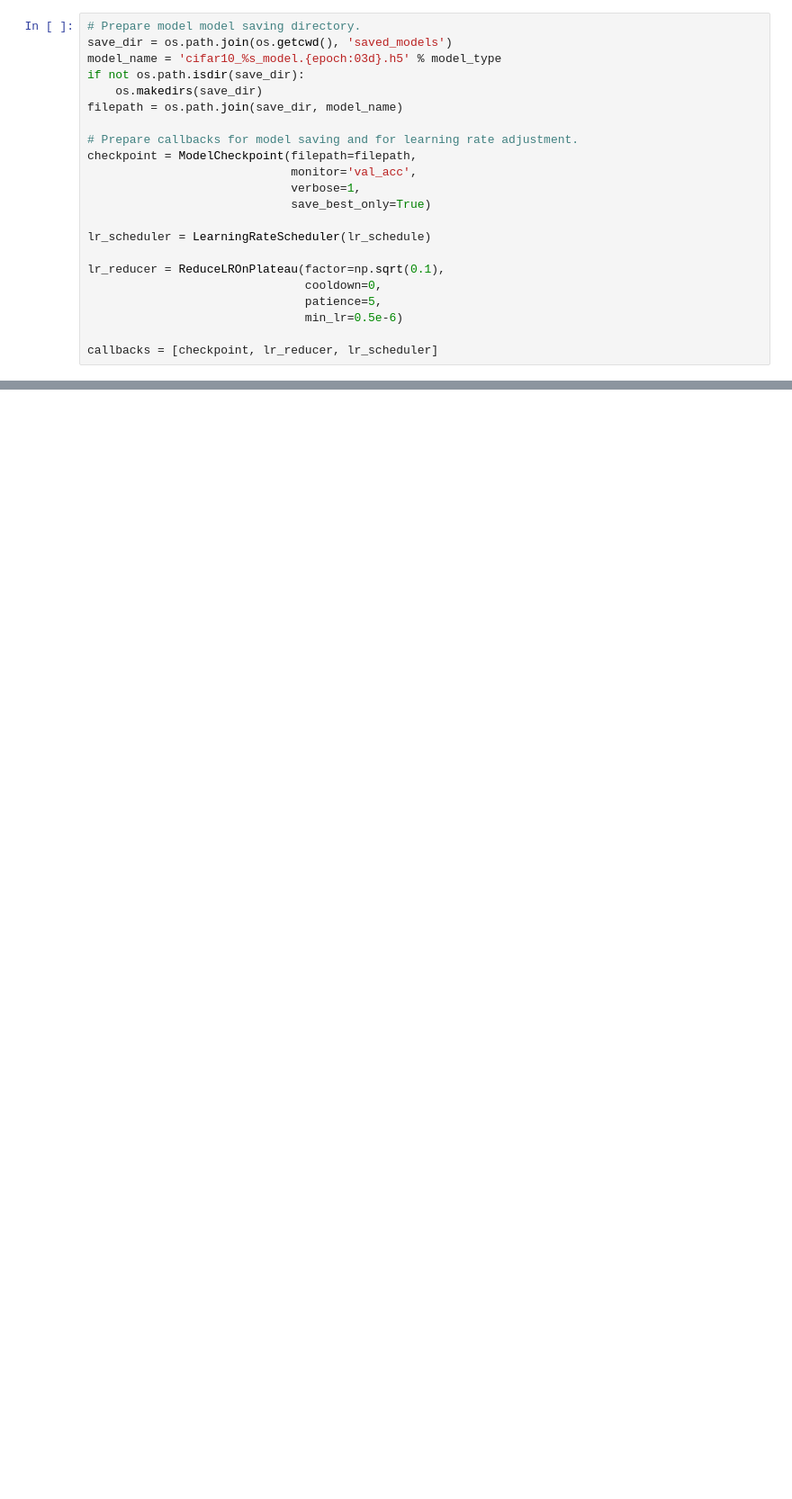
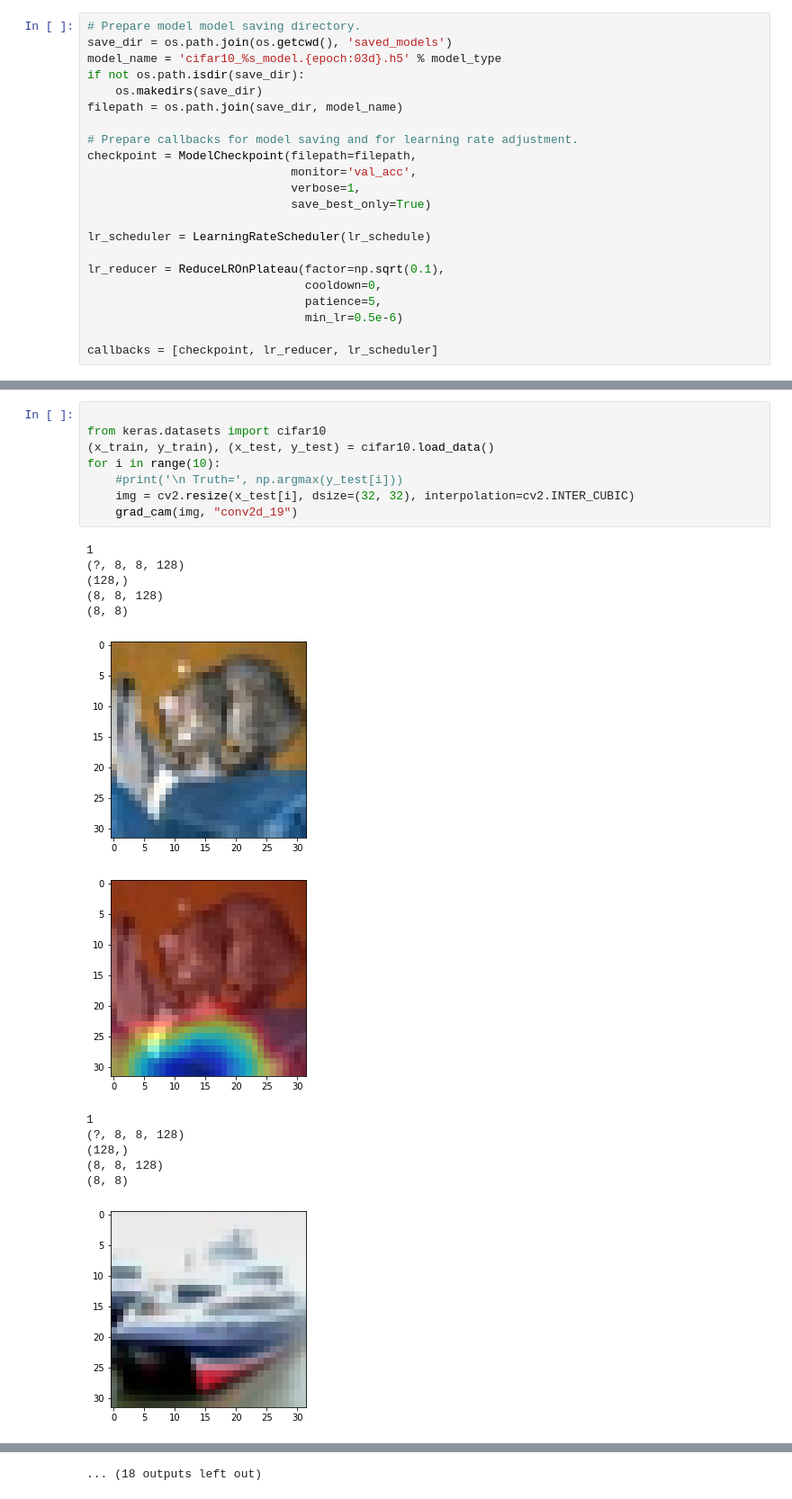
Before and after one commit to msakthiganesh/EIP4, a Jupyter notebook: Week 4/Assignment 4B/Assignment4B.ipynb, the cells around one changed output, grey strips where cells are left out. Shown at 90% size. Drawn from its saved outputs; the diff is of its cells as text; blank space fills up the shorter version.

```diff
--- a/Week 4/Assignment 4B/Assignment4B.ipynb
+++ b/Week 4/Assignment 4B/Assignment4B.ipynb
@@ -468,0 +550,22 @@ Test accuracy: 0.8093
+# %%
+
+from keras.datasets import cifar10
+(x_train, y_train), (x_test, y_test) = cifar10.load_data()
+for i in range(10):
+    #print('\n Truth=', np.argmax(y_test[i]))
+    img = cv2.resize(x_test[i], dsize=(32, 32), interpolation=cv2.INTER_CUBIC)
+    grad_cam(img, "conv2d_19")
+# %% [output]
+1
+(?, 8, 8, 128)
+(128,)
+(8, 8, 128)
+(8, 8)
+[figure, added]
+[figure, added]
+1
+(?, 8, 8, 128)
+(128,)
+(8, 8, 128)
+(8, 8)
+[figure, added]
@@ -468,0 +587 @@ Test accuracy: 0.8093
+... (18 outputs left out)
```
Also changed, not shown: parts of 15 cells of this notebook.
